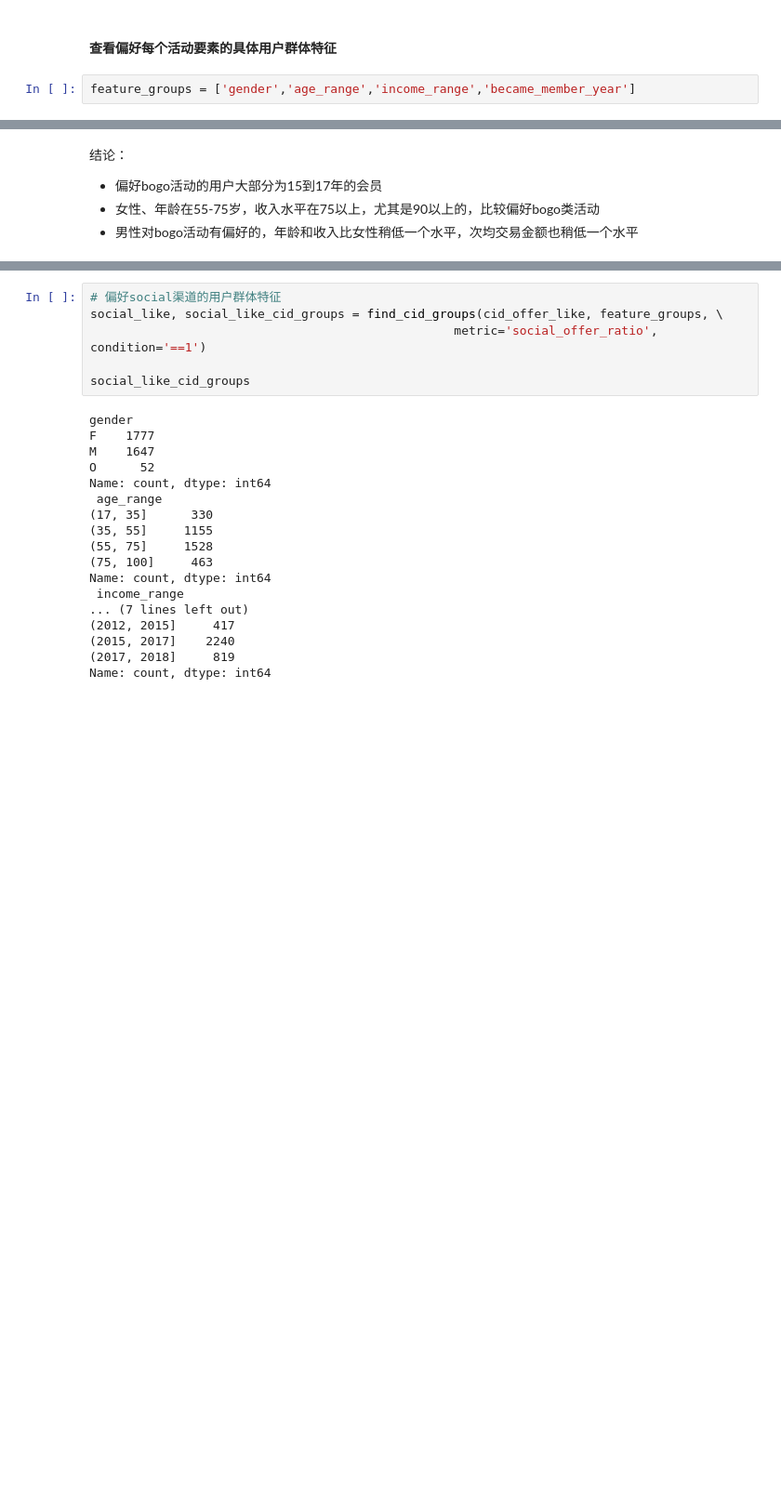
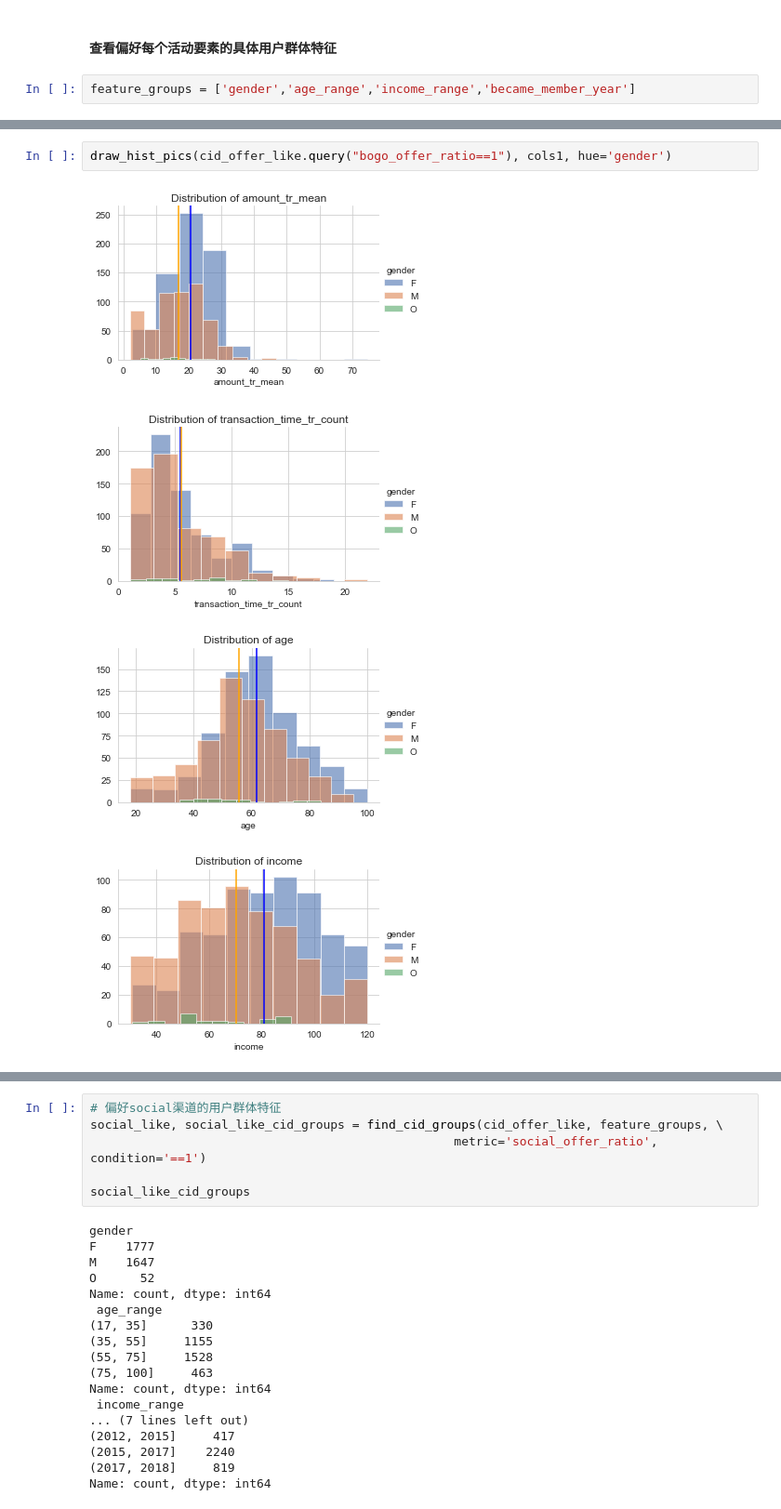
Before and after one commit to lynnliuuu/StarbucksCapstoneChallenge, a Jupyter notebook: Starbucks_Capstone_notebook-zh.ipynb, the cells around one changed output, grey strips where cells are left out. Shown at 93% size. Drawn from its saved outputs; the diff is of its cells as text; blank space fills up the shorter version.

```diff
--- a/Starbucks_Capstone_notebook-zh.ipynb
+++ b/Starbucks_Capstone_notebook-zh.ipynb
@@ -612,5 +651,7 @@ Name: count, dtype: int64
-# %% [markdown]
-结论：
-- 偏好bogo活动的用户大部分为15到17年的会员
-- 女性、年龄在55-75岁，收入水平在75以上，尤其是90以上的，比较偏好bogo类活动
-- 男性对bogo活动有偏好的，年龄和收入比女性稍低一个水平，次均交易金额也稍低一个水平
+# %%
+draw_hist_pics(cid_offer_like.query("bogo_offer_ratio==1"), cols1, hue='gender')
+# %% [output]
+[figure, added]
+[figure, added]
+[figure, added]
+[figure, added]
```
Also changed, not shown: parts of 43 cells of this notebook.
